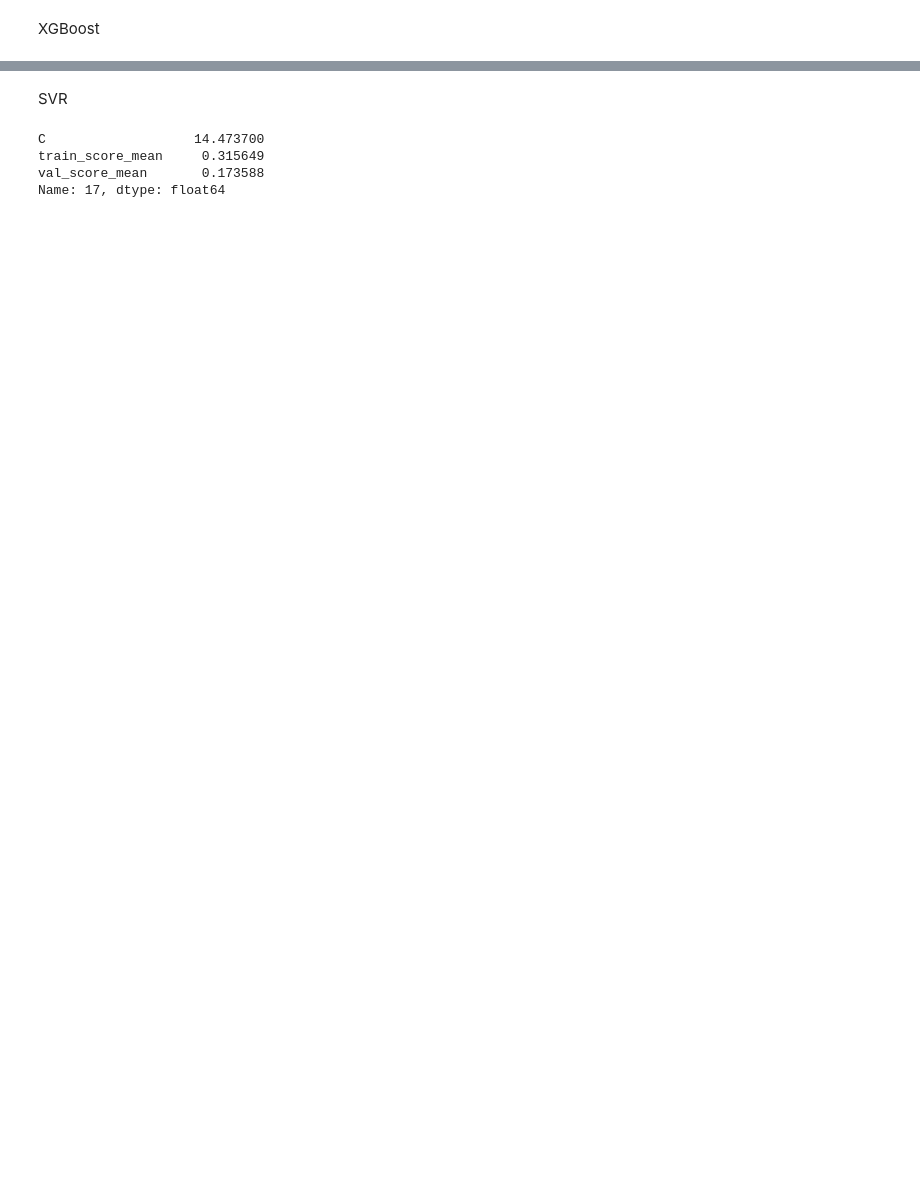
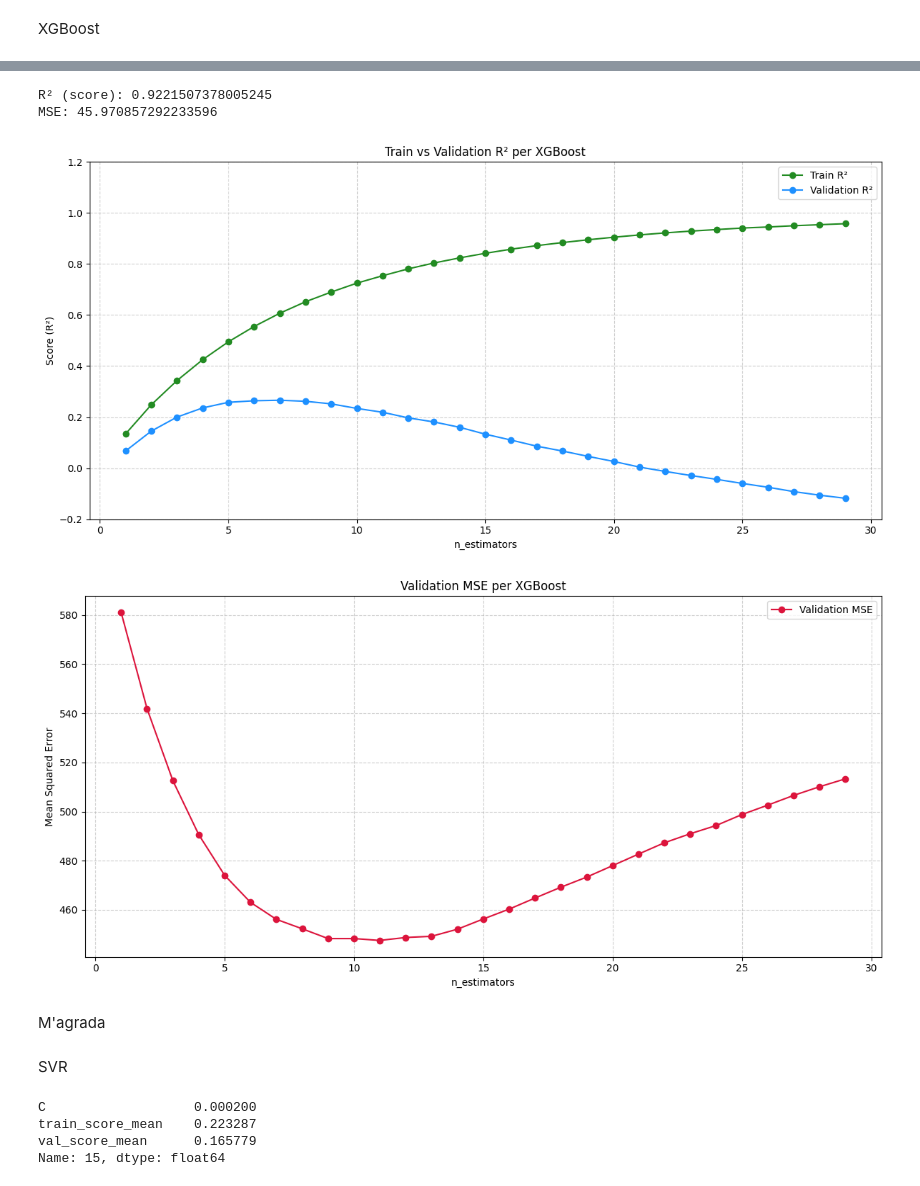
Before and after one commit to Xorii/TFG-Jordi-Capdevila-Transformers, a Jupyter notebook: 04.1_Model_TF-idf.ipynb, the cells around one changed output, grey strips where cells are left out. Cells and saved outputs as stored; diff of their text form; code cells hidden in the pictures; blank space fills up the shorter version.

```diff
--- a/04.1_Model_TF-idf.ipynb
+++ b/04.1_Model_TF-idf.ipynb
@@ -311,3 +305,54 @@ plt.show()
+# %%
+df_results_xgb = pd.read_pickle("data/xgb_TF-idf.pkl")
+
+best_n = int(df_results_xgb.loc[df_results_xgb['val_score_mean'].idxmax(), 'n_estimators'])
+model = XGBRegressor(n_estimators=best_n)
+model.fit(x, y)
+y_pred = model.predict(x)
+mse = mean_squared_error(y, y_pred)
+print("R² (score):", model.score(x, y))
+print("MSE:", mse)
+# %% [output]
+R² (score): 0.9221507378005245
+MSE: 45.970857292233596
+# %%
+import matplotlib.pyplot as plt
+import numpy as np
+
+# Dades del XGBoost
+n_estimators = df_results_xgb['n_estimators']
+train_scores = df_results_xgb['train_score_mean']
+val_scores = df_results_xgb['val_score_mean']
+val_mse = df_results_xgb['val_mse_mean']
+
+# Gràfic 1: R² Train vs Validation
+plt.figure(figsize=(12, 6))
+plt.plot(n_estimators, train_scores, marker='o', color='forestgreen', label='Train R²')
+plt.plot(n_estimators, val_scores, marker='o', color='dodgerblue', label='Validation R²')
+plt.xlabel('n_estimators')
+plt.ylabel('Score (R²)')
+plt.title('Train vs Validation R² per XGBoost')
+plt.legend()
+plt.grid(True, linestyle='--', alpha=0.6)
+plt.tight_layout()
+plt.ylim(-0.2, 1.2)
+plt.show()
+
+# Gràfic 2: MSE en test
+plt.figure(figsize=(12, 6))
+plt.plot(n_estimators, val_mse, marker='o', color='crimson', label='Validation MSE')
+plt.xlabel('n_estimators')
+plt.ylabel('Mean Squared Error')
+plt.title('Validation MSE per XGBoost')
+plt.legend()
+plt.grid(True, linestyle='--', alpha=0.6)
+plt.tight_layout()
+plt.show()
+# %% [output]
+[figure, added]
+[figure, added]
+# %% [markdown]
+M'agrada
 # %% [markdown]
 SVR
 # %%
@@ -324,12 +369,12 @@ warnings.filterwarnings("ignore", category=ConvergenceWarning)
 
 results = []
 c = 0
-for i in np.linspace(5, 20, num=30):  # pots ajustar el num si vols més resolució
+for i in np.linspace(0.0000001, 0.0005, num=40):  # pots ajustar el num si vols més resolució
     train_scores = []
     val_scores = []
 
     for r in range(1, 41):  # pots fer més o menys iteracions
-        print(f"{round((c+(r-1)/40)/20*100, 2)}%", end='\r', flush=True)
+        print(f"{round((c+(r-1)/80)/100*100, 2)}%", end='\r', flush=True)
         train_X, test_X, train_y, test_y = train_test_split(x, y, test_size=0.2, random_state=r)
 
         svr_model = SVR(C=i, kernel='linear', epsilon=0.1, max_iter=1000)
@@ -345,7 +390,7 @@ df_results_svr = pd.DataFrame(results, columns=['C', 'train_score_mean', 'val_sc
 print(df_results_svr.loc[df_results_svr['val_score_mean'].idxmax()])
 df_results_svr.to_pickle("data/svr_TF-idf.pkl")
 # %% [output]
-C                   14.473700
-train_score_mean     0.315649
-val_score_mean       0.173588
-Name: 17, dtype: float64
+C                   0.000200
+train_score_mean    0.223287
+val_score_mean      0.165779
+Name: 15, dtype: float64
```
Also changed, not shown: parts of 25 cells of this notebook, 5 other files.
